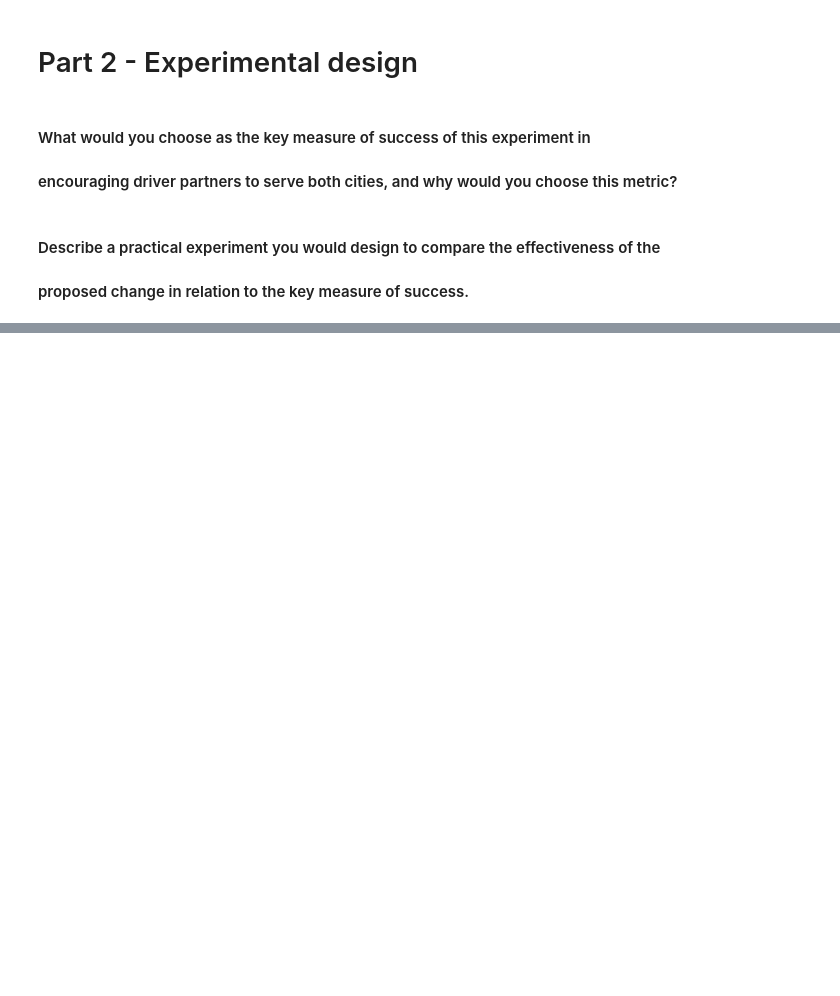
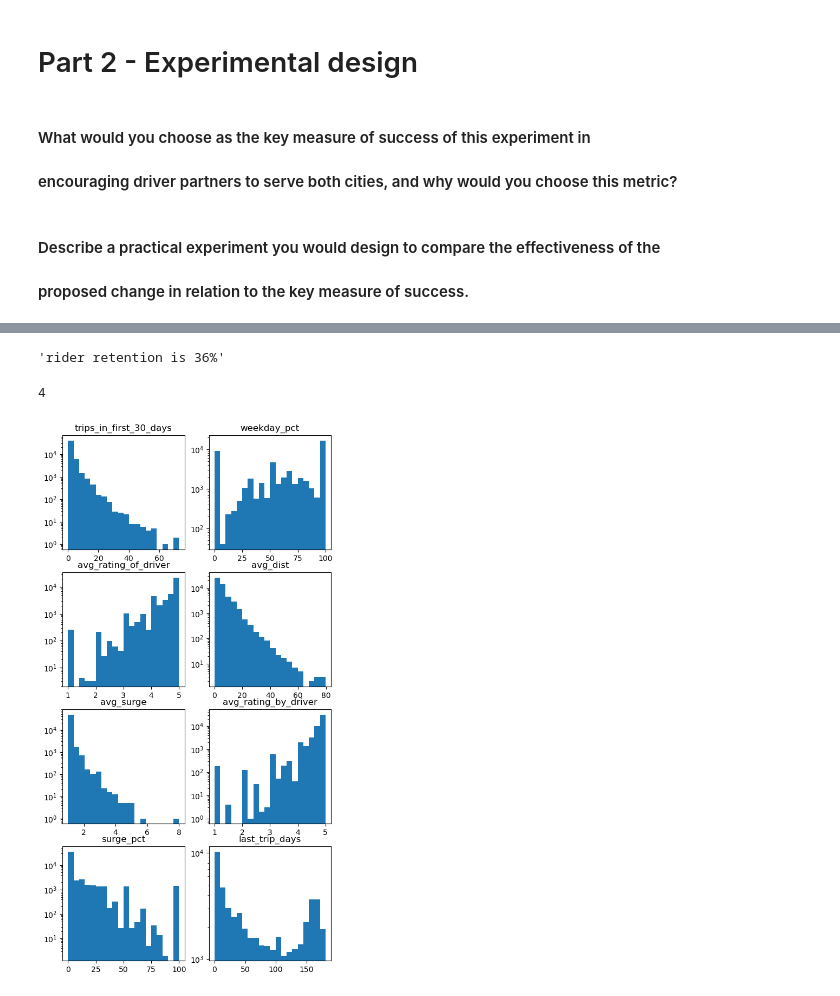
Before and after one commit to StephenDodd1/Ultimate, a Jupyter notebook: Untitled.ipynb, the cells around one changed output, grey strips where cells are left out. Saved outputs shown, nothing was run; the diff lists cells and outputs as text; code cells hidden in the pictures; blank space fills up the shorter version.

```diff
--- a/Untitled.ipynb
+++ b/Untitled.ipynb
@@ -208,0 +228,10 @@ fig.tight_layout()
+# %%
+last_trip_days = []
+for idx in range(len(last_trip_epoch)):
+    current_time_dt = dt.datetime.fromtimestamp(current_time)
+    last_trip_days.insert(idx, current_time_dt - dt.datetime.fromtimestamp(last_trip_epoch[idx]))
+# %%
+for idx in range(len(last_trip_days)):
+    last_trip_days[idx] = str(pd.to_timedelta(last_trip_days[idx], unit='d')).split(' days ')[0]
+# %%
+new_df['last_trip_days'] = last_trip_days
@@ -208,0 +258,28 @@ fig.tight_layout()
+# %%
+new_df['last_trip_days'] = new_df['last_trip_days'].astype(int)
+new_df['retained'] = new_df['last_trip_days'] < 30
+# %%
+'rider retention is ' + str(int(len(new_df[new_df['retained']]) / len(new_df) * 100)) + '%'
+# %% [output]
+'rider retention is 36%'
+# %%
+numeric_cols = new_df.select_dtypes(include=['int32', 'int64', 'float64']).columns
+half_cols_length = int(len(numeric_cols) / 2)
+print(half_cols_length)
+fig, ax = plt.subplots(half_cols_length, 2)
+i=0
+j=0
+for col in numeric_cols:
+    ax[j,i].hist(new_df[col], bins = 20)
+    ax[j,i].set_title(col)
+    ax[j,i].set_yscale('log')
+    if j < half_cols_length-1:
+        j+=1
+    else:
+        j=0
+        i+=1
+fig.set_figheight(12.6)
+plt.show()
+# %% [output]
+4
+[figure, added]
```
Also changed, not shown: parts of 34 cells of this notebook.
